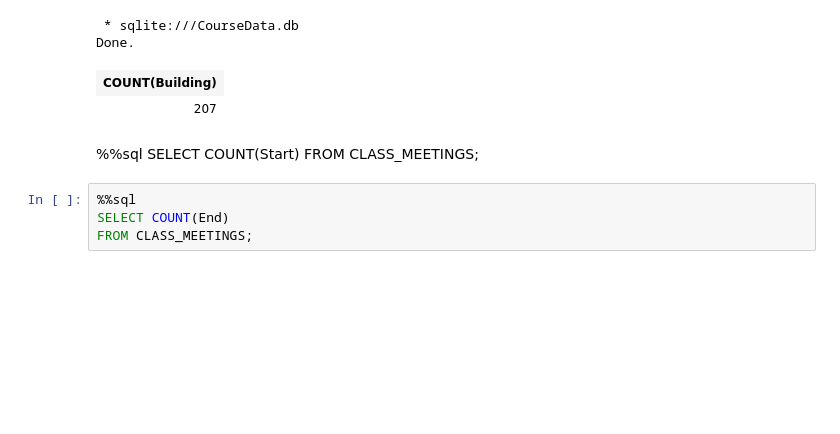
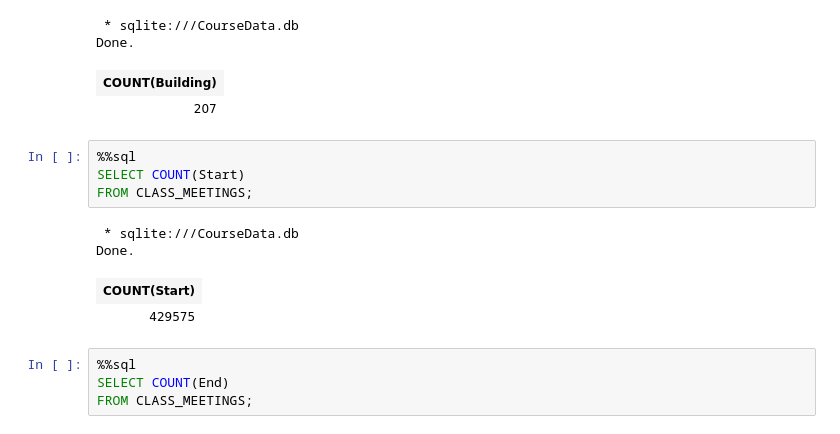
Before and after one commit to fairfield-university-ba-510-spring2019/final-project-back-row-squad, a Jupyter notebook: CourseDataTests.ipynb, the cells around one changed output. Saved outputs shown, nothing was run; the diff lists cells and outputs as text; blank space fills up the shorter version.

Commit message:
Data Tests Update and Data Warehouse Tests and Queries

```diff
--- a/CourseDataTests.ipynb
+++ b/CourseDataTests.ipynb
@@ -159,10 +162,15 @@ FROM LOCATION;
 Done.
 | COUNT(Building) |
 | 207 |
-# %% [markdown]
-%%sql
-SELECT COUNT(Start)
-FROM CLASS_MEETINGS;
+# %%
+%%sql
+SELECT COUNT(Start)
+FROM CLASS_MEETINGS;
+# %% [output]
+ * sqlite:///CourseData.db
+Done.
+| COUNT(Start) |
+| 429575 |
 # %%
 %%sql
 SELECT COUNT(End)
```
Also changed, not shown: parts of 1 cell of this notebook, 2 other files.
